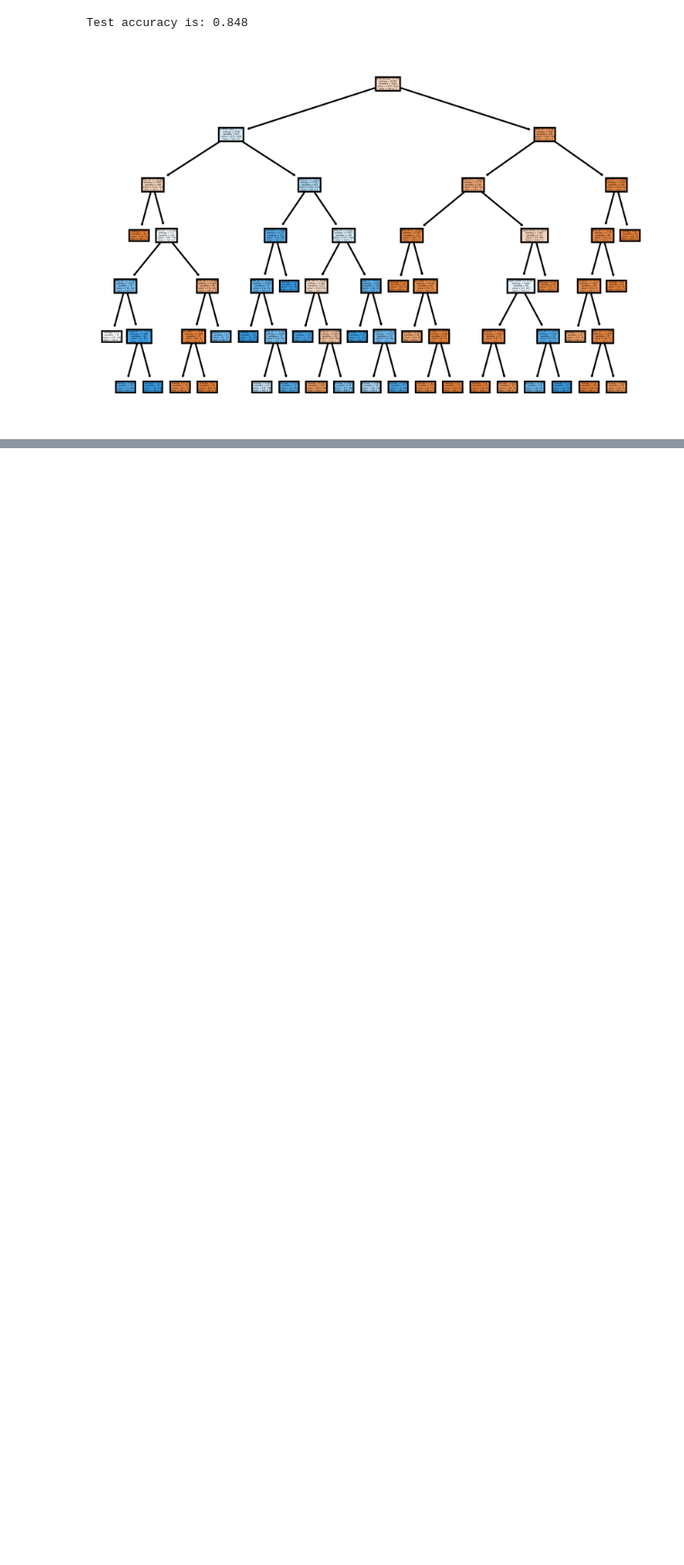
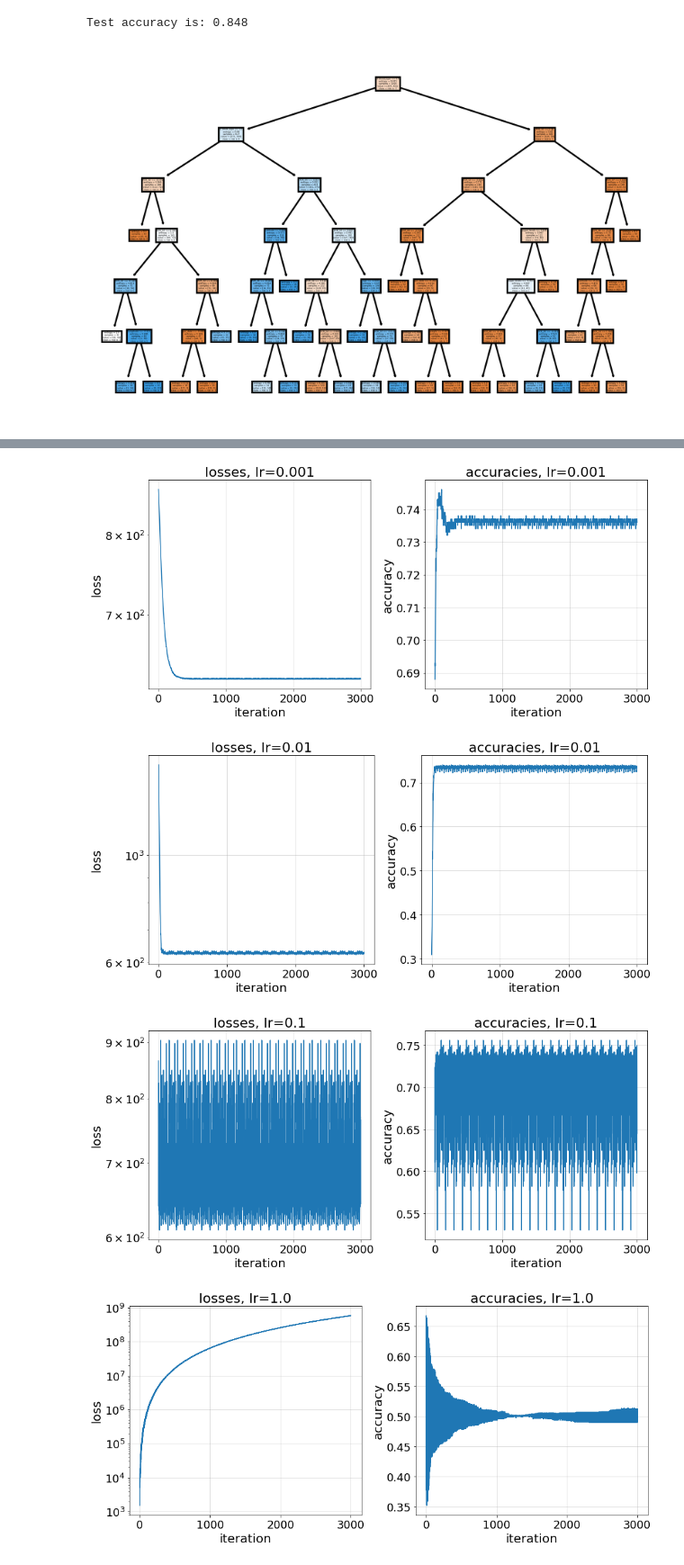
Before and after one commit to FlipperCoin/intro-to-ml, a Jupyter notebook: major_hw2/major_hw2.ipynb, the cells around one changed output, grey strips where cells are left out. Shown at 90% size. Saved outputs shown, nothing was run; the diff lists cells and outputs as text; code cells hidden in the pictures; blank space fills up the shorter version.

```diff
--- a/major_hw2/major_hw2.ipynb
+++ b/major_hw2/major_hw2.ipynb
@@ -256,0 +463,26 @@ Test accuracy is: 0.848
+# %%
+# Q11
+
+for lr in np.logspace(-3,0,4):
+    clf = SoftSVM(C=1, lr=lr)
+    losses, accuracies = clf.fit_with_logs(X_train, Y_train, max_iter=3000)
+    plt.figure(figsize=(13, 6))
+    plt.subplot(121)
+    plt.grid(alpha=0.5)
+    plt.title (f"losses, lr={lr}")
+    plt.semilogy(losses)
+    plt.xlabel("iteration")
+    plt.ylabel("loss")
+    plt.subplot(122)
+    plt.grid(alpha=0.5)
+    plt.title (f"accuracies, lr={lr}")
+    plt.plot(accuracies)
+    plt.xlabel("iteration")
+    plt.ylabel("accuracy")
+    plt.tight_layout()
+    plt.show()
+# %% [output]
+[figure, added]
+[figure, added]
+[figure, added]
+[figure, added]
```
Also changed, not shown: parts of 5 cells of this notebook, 2 other files.
